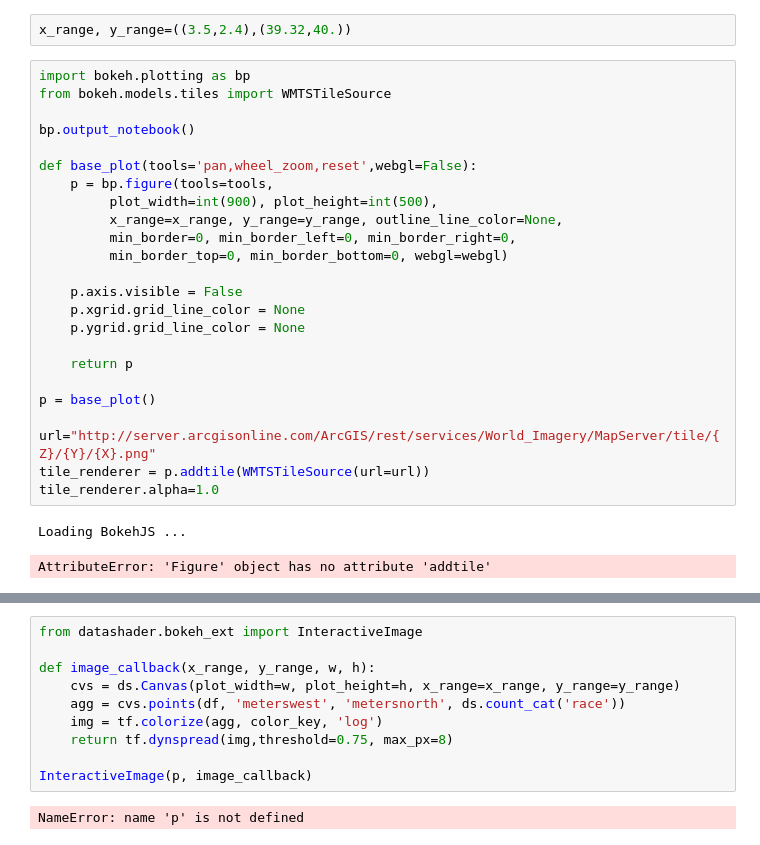
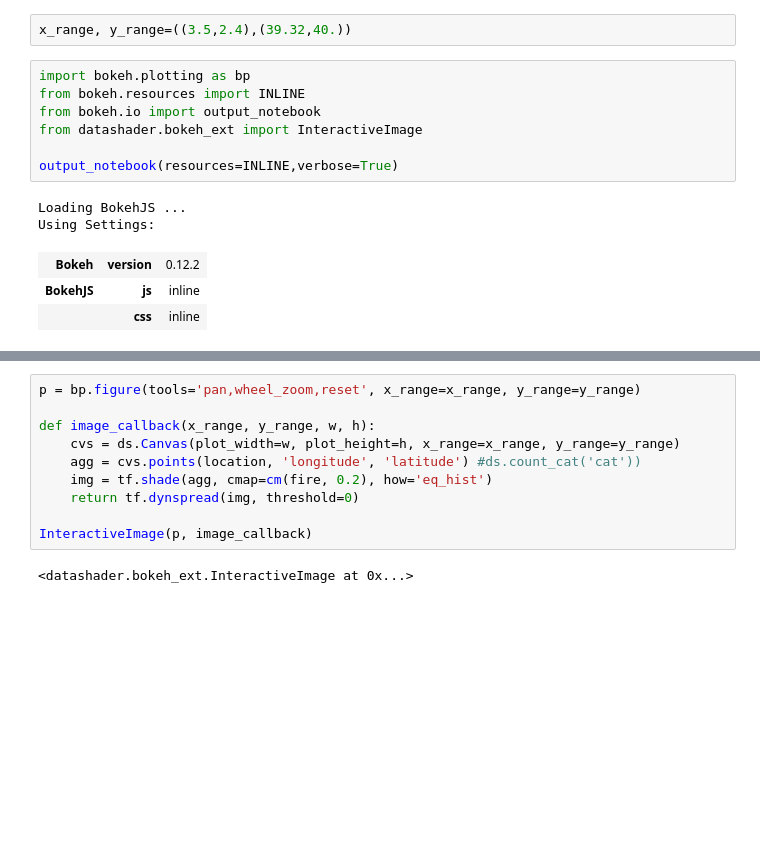
Before and after one commit to BielStela/InsideAirbnb, a Jupyter notebook: notebooks/Datashader.ipynb, the cells around one changed output, grey strips where cells are left out. Drawn from its saved outputs; the diff is of its cells as text; blank space fills up the shorter version.

```diff
--- a/notebooks/Datashader.ipynb
+++ b/notebooks/Datashader.ipynb
@@ -94,30 +94,16 @@ max/min longitud:
 2.34782960292
 # %%
 x_range, y_range=((3.5,2.4),(39.32,40.))
-# %%
-import bokeh.plotting as bp
-from bokeh.models.tiles import WMTSTileSource
-
-bp.output_notebook()
-
-def base_plot(tools='pan,wheel_zoom,reset',webgl=False):
-    p = bp.figure(tools=tools,
-         plot_width=int(900), plot_height=int(500),
-         x_range=x_range, y_range=y_range, outline_line_color=None,
-         min_border=0, min_border_left=0, min_border_right=0,
-         min_border_top=0, min_border_bottom=0, webgl=webgl)
-
-    p.axis.visible = False
-    p.xgrid.grid_line_color = None
-    p.ygrid.grid_line_color = None
-
-    return p
-
-p = base_plot()
-
-url="http://server.arcgisonline.com/ArcGIS/rest/services/World_Imagery/MapServer/tile/{Z}/{Y}/{X}.png"
-tile_renderer = p.addtile(WMTSTileSource(url=url))
-tile_renderer.alpha=1.0
-# %% [output]
-Loading BokehJS ...
-AttributeError: 'Figure' object has no attribute 'addtile'
+# %%
+import bokeh.plotting as bp
+from bokeh.resources import INLINE
+from bokeh.io import output_notebook
+from datashader.bokeh_ext import InteractiveImage
+
+output_notebook(resources=INLINE,verbose=True)
+# %% [output]
+Loading BokehJS ...
+Using Settings:
+| Bokeh | version | 0.12.2 |
+| BokehJS | js | inline |
+|  | css | inline |
@@ -124,12 +111,12 @@ AttributeError: 'Figure' object has no attribute 'addtile'
 # %%
-from datashader.bokeh_ext import InteractiveImage
+p = bp.figure(tools='pan,wheel_zoom,reset', x_range=x_range, y_range=y_range)
 
 def image_callback(x_range, y_range, w, h):
     cvs = ds.Canvas(plot_width=w, plot_height=h, x_range=x_range, y_range=y_range)
-    agg = cvs.points(df, 'meterswest', 'metersnorth', ds.count_cat('race'))
-    img = tf.colorize(agg, color_key, 'log')
-    return tf.dynspread(img,threshold=0.75, max_px=8)
+    agg = cvs.points(location, 'longitude', 'latitude') #ds.count_cat('cat'))
+    img = tf.shade(agg, cmap=cm(fire, 0.2), how='eq_hist')
+    return tf.dynspread(img, threshold=0)
 
 InteractiveImage(p, image_callback)
 # %% [output]
-NameError: name 'p' is not defined
+<datashader.bokeh_ext.InteractiveImage at 0x...>
```
Also changed, not shown: parts of 1 cell of this notebook.
